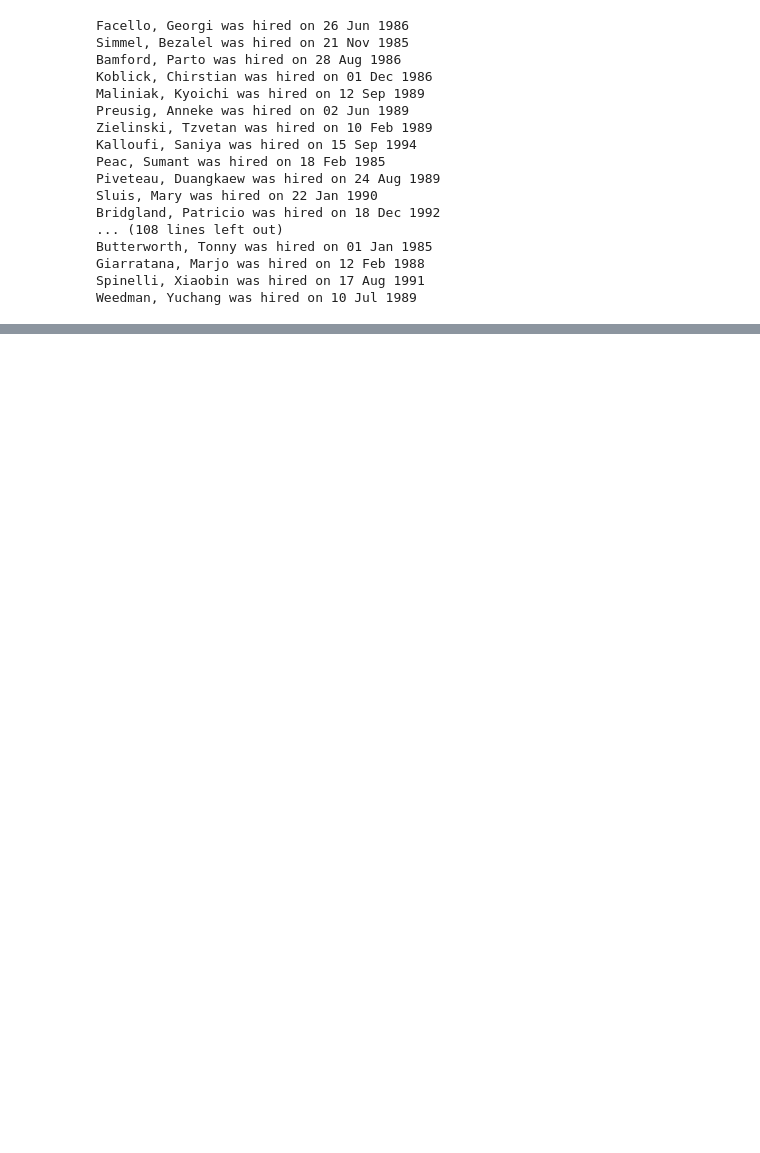
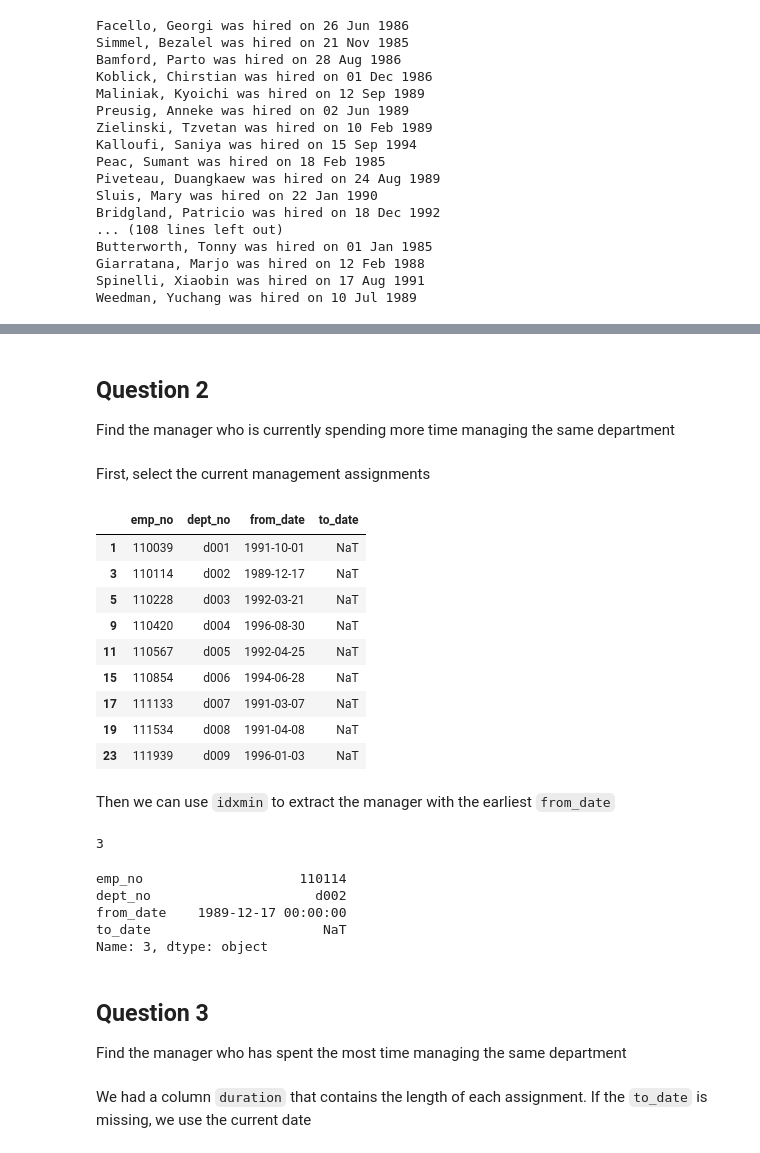
Before and after one commit to gdv/foundationsCS, a Jupyter notebook: py-13-employees.ipynb, the cells around one changed output, grey strips where cells are left out. Drawn from its saved outputs; the diff is of its cells as text; code cells hidden in the pictures; blank space fills up the shorter version.

```diff
--- a/py-13-employees.ipynb
+++ b/py-13-employees.ipynb
@@ -42,0 +78,10 @@ Weedman, Yuchang was hired on 10 Jul 1989
+# %%
+cursor = cnx.cursor()
+
+query = ("SELECT * FROM dept_manager ")
+cursor.execute(query)
+management = pd.DataFrame(list(cursor))
+
+cursor.close()
+management.columns = ['emp_no', 'dept_no', 'from_date', 'to_date']
+management.head()
@@ -42,0 +162,4 @@ Weedman, Yuchang was hired on 10 Jul 1989
+# %%
+management['to_date'] = management['to_date'].apply(clean_date)
+management['from_date'] = management['from_date'].apply(clean_date)
+management.head()
@@ -42,0 +239,38 @@ Weedman, Yuchang was hired on 10 Jul 1989
+# %% [markdown]
+## Question 2
+Find the manager who is currently spending more time managing the same department
+# %% [markdown]
+First, select the current management assignments
+# %%
+current = management[management['to_date'].isnull()]
+current
+# %% [output]
+|  | emp_no | dept_no | from_date | to_date |
+| 1 | 110039 | d001 | 1991-10-01 | NaT |
+| 3 | 110114 | d002 | 1989-12-17 | NaT |
+| 5 | 110228 | d003 | 1992-03-21 | NaT |
+| 9 | 110420 | d004 | 1996-08-30 | NaT |
+| 11 | 110567 | d005 | 1992-04-25 | NaT |
+| 15 | 110854 | d006 | 1994-06-28 | NaT |
+| 17 | 111133 | d007 | 1991-03-07 | NaT |
+| 19 | 111534 | d008 | 1991-04-08 | NaT |
+| 23 | 111939 | d009 | 1996-01-03 | NaT |
+# %% [markdown]
+Then we can use `idxmin` to extract the manager with the earliest `from_date`
+# %%
+current['from_date'].idxmin()
+# %% [output]
+3
+# %%
+current.loc[current['from_date'].idxmin()]
+# %% [output]
+emp_no                    110114
+dept_no                     d002
+from_date    1989-12-17 00:00:00
+to_date                      NaT
+Name: 3, dtype: object
+# %% [markdown]
+## Question 3
+Find the manager who has spent the most time managing the same department
+# %% [markdown]
+We had a column `duration` that contains the length of each assignment. If the `to_date` is missing, we use the current date
```
Also changed, not shown: parts of 42 cells of this notebook.
